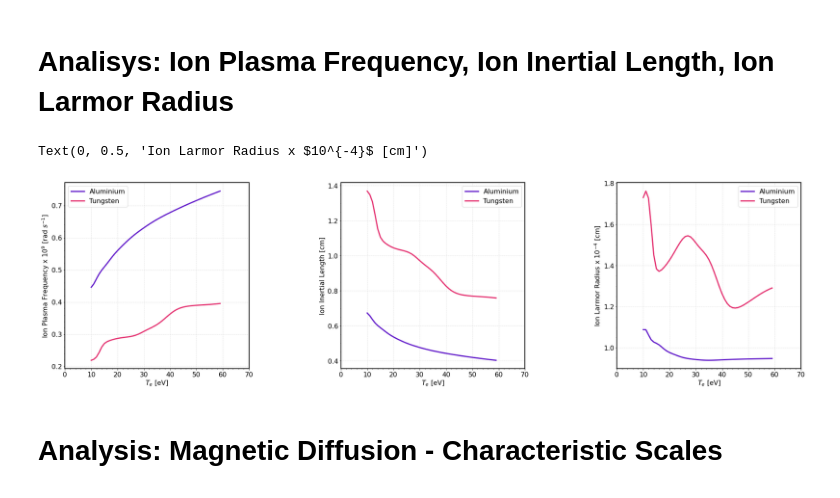
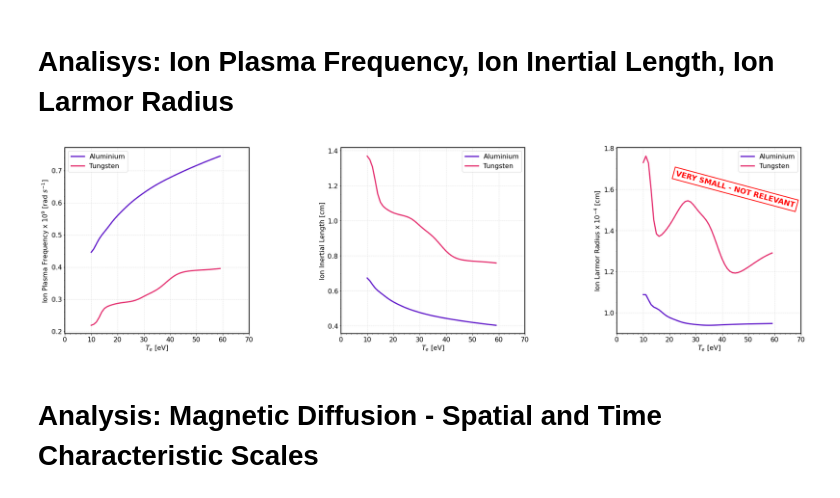
Before and after one commit to stemerlini/MagnetoRT, a Jupyter notebook: MagnetoRT.ipynb, the cells around one changed output. Drawn from its saved outputs; the diff is of its cells as text; code cells hidden in the pictures.

```diff
--- a/MagnetoRT.ipynb
+++ b/MagnetoRT.ipynb
@@ -162,6 +162,7 @@ class plasma:
         self.Dm     =    1/(self.sigma*mu_0)                                            # Magnetic Diffusivity [m^2 s^-1]
         self.eta    =    self.Dm*mu_0                                                   # Resistivity          [s kg^-3 m^-3 C^-3]^-1
         self.Dm     =    self.Dm*1e4                                                    # conversion           [m^2 s^-1] --> [cm^2 s^-1]
+        self.Leta   =    self.Dm/self.V                                                 # Electric Resistive scale [cm]
 
         # Pressures
         B           =    np.abs(self.B)
@@ -173,6 +174,14 @@ class plasma:
         self.P_B    =     B**2/(2*mu_0)
         self.P_th   =     n_i*kb*(self.Z*T_e+T_i)
         self.P_ram  =     n_i*m_i*V**2
+
+        # Dimensionless Parameters
+        Length      =     1      # cm
+        HallNumber  =    self.delta_i/Length
+        Re_m        =    Length*self.V/self.Dm
+
+
+
 
     def CoulombLog(self):
         # Couloumb log - NRL
@@ -188,11 +197,14 @@ class plasma:
         ioninertiallength   =    'Ion Inertial Length      =    '   +  str(np.format_float_scientific(self.delta_i, precision = 1, exp_digits=2))   + ' [cm]'
         ionlarmorradius     =    'Ion Larmor Radius        =    '   +  str(np.format_float_scientific(self.rho_i, precision = 1, exp_digits=2))     + ' [cm]'
         ionplasmafrequency  =    'Ion Plasma Frequency     =    '   +  str(np.format_float_scientific(self.om_pi, precision = 1, exp_digits=2))     + ' [rad s^-1]'
+        ionmeanfreepath     =    'Ion Mean-Free-Path       =    '   +  str(np.format_float_scientific(self.mfp_i, precision = 1, exp_digits=2))     + ' [cm]'
+        resistivescale      =    'Resistive Scale          =    '   +  str(np.format_float_scientific(self.Leta, precision = 1, exp_digits=2))      + ' [cm]'
+
         electrontemperature =    'Electron Temperature     =    '   +  str(np.format_float_scientific(self.Te, precision = 1, exp_digits=2))        + ' [eV]'
         iontemperature      =    'Ion Temperature          =    '   +  str(np.format_float_scientific(self.Ti, precision = 1, exp_digits=2))        + ' [eV]'
         chargestate         =    'Charge State - Z         =    '   +  str(self.Z)
 
-        txtstr              =    ioninertiallength + '\n' + ionlarmorradius + '\n' + ionplasmafrequency + '\n' + electrontemperature + '\n' + iontemperature + '\n' + chargestate
+        txtstr              =    ioninertiallength + '\n' + ionlarmorradius + '\n' + ionmeanfreepath + '\n' + ionplasmafrequency + '\n' + resistivescale + '\n' + electrontemperature + '\n' + iontemperature + '\n' + chargestate
         print(txtstr)
 
     def MRTparams(self):
@@ -308,35 +322,37 @@ fig = plt.figure(figsize=(32,8.3))
 gs  = fig.add_gridspec(ncols=3, nrows=1,hspace=0,wspace=0.5)
 ax  = gs.subplots()
 
 for axis in ['top','bottom','left','right']:
     ax[0].spines[axis].set_linewidth(2)
     ax[1].spines[axis].set_linewidth(2)
     ax[2].spines[axis].set_linewidth(2)
 
 ax[0].plot(Te, al.om_pi*1e-9, lw = '3', color = '#611ACA',label='Aluminium')
 ax[1].plot(Te, al.delta_i, lw = '3', color = '#611ACA',label='Aluminium')
 ax[2].plot(Te, al.rho_i*1e4, lw = '3', color = '#611ACA',label='Aluminium')
 
 ax[0].plot(Te, w.om_pi*1e-9, lw = '3', color = '#E53271',label='Tungsten')
 ax[1].plot(Te, w.delta_i, lw = '3', color = '#E53271',label='Tungsten')
 ax[2].plot(Te, w.rho_i*1e4, lw = '3', color = '#E53271',label='Tungsten')
 
 
 for axis in ax:
     axis.set_xlim([0,70])
     axis.set_xticks(np.arange(0,71,10))
     axis.tick_params(labelsize=16)
     axis.grid(True, linestyle='--', alpha = 0.4)
     axis.set_xlabel(r'$T_e$ [eV]', fontsize=16)
     axis.minorticks_on()
     axis.legend(loc = 'best', fontsize = 16)
 
 ax[0].set_ylabel(r'Ion Plasma Frequency x $10^{9}$ [rad $s^{-1}$] ', fontsize=16)
 ax[1].set_ylabel(r'Ion Inertial Length [cm]', fontsize=16)
 ax[2].set_ylabel(r'Ion Larmor Radius x $10^{-4}$ [cm]', fontsize=16)
+t = ax[2].text(
+    45, 1.6, "VERY SMALL - NOT RELEVANT", color = "red", weight="bold", ha="center", va="center", rotation=-15, size=18,
+    bbox=dict(boxstyle="Square,pad=0.3", fc="white", ec="red", lw=2))
 # %% [output]
-Text(0, 0.5, 'Ion Larmor Radius x $10^{-4}$ [cm]')
-[figure, old version]
+[figure, new version]
 # %% [markdown]
-# Analysis: Magnetic Diffusion - Characteristic Scales
+# Analysis: Magnetic Diffusion - Spatial and Time Characteristic Scales
 # %%
```
Also changed, not shown: parts of 3 cells of this notebook.
